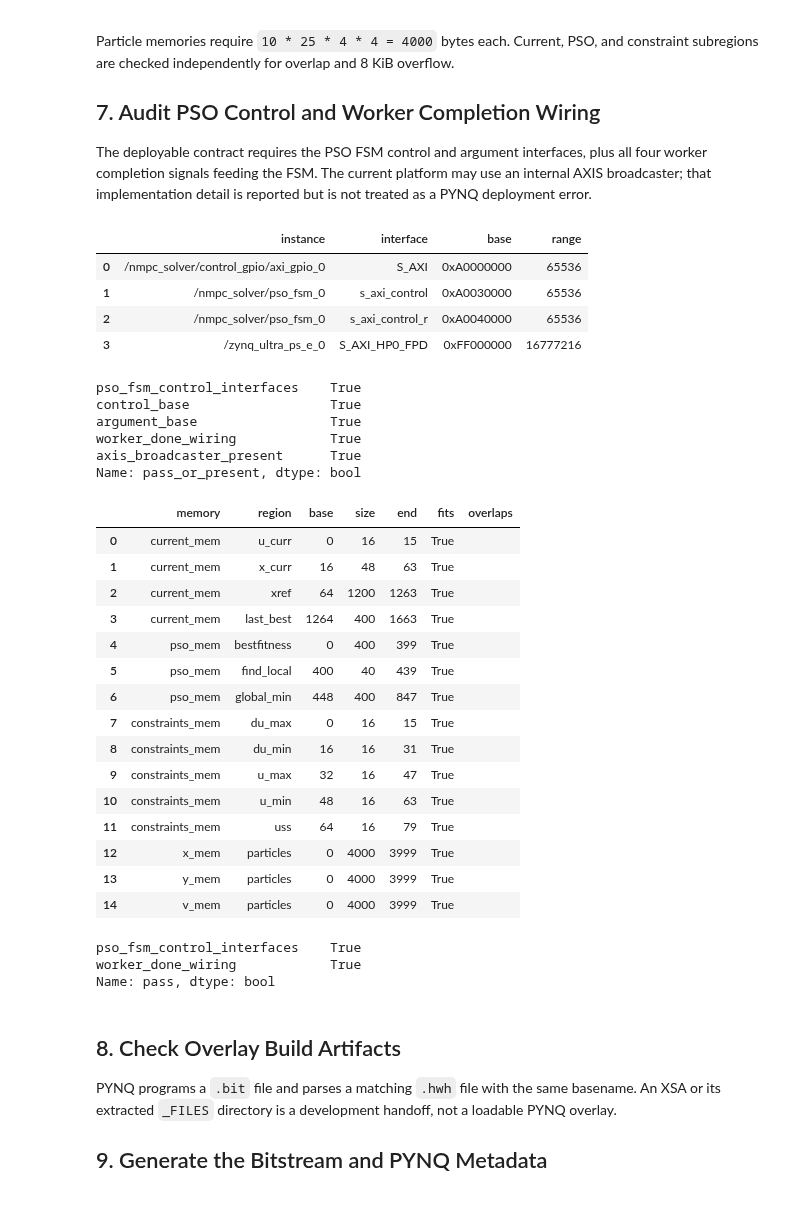
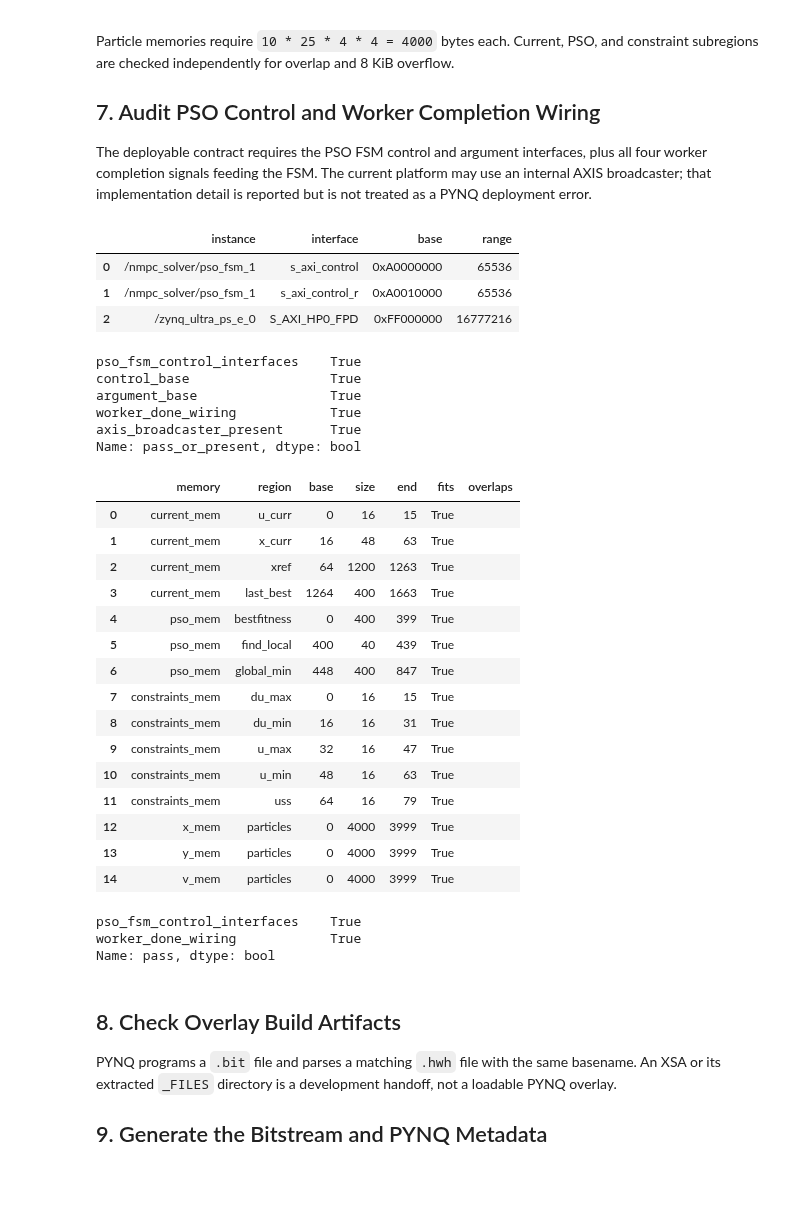
Before and after one commit to MinhNguy3n/nmpc_hls, a Jupyter notebook: app/kria-pynq/kv260_nmpc_demo.ipynb, the cells around one changed output. Drawn from its saved outputs; the diff is of its cells as text; code cells hidden in the pictures.

```diff
--- a/app/kria-pynq/kv260_nmpc_demo.ipynb
+++ b/app/kria-pynq/kv260_nmpc_demo.ipynb
@@ -45,16 +45,16 @@ from package_overlay import pso_fsm_register_map
 
 repo_root = notebook_dir.parents[1] if notebook_dir.name == "kria-pynq" else notebook_dir
 paths = {
-    "address_csv": repo_root / "hw/exported_platform/nmpc_solver_v2/AddressSegments.csv",
+    "address_csv": repo_root / "hw/exported_platform/nmpc_solver_v2_debug/AddressSegments.csv",
     "vivado_tcl": repo_root / "hw/hdl/design_nmpc_solver.tcl",
     "ip_repo": repo_root / "hw/hls/vitis_ip_repo",
     "config_hpp": repo_root / "hw/hls/source/include/config.hpp",
     "matlab_model": repo_root / "app/matlab_ws/QuadrotorSystem.m",
     "xsa": repo_root / "hw/exported_platform/nmpc_solver_v2.xsa",
     "xsa_files": repo_root / "hw/exported_platform/",
-    "handoff_hwh": repo_root / "hw/exported_platform/nmpc_solver_v2/design_nmpc_solver.hwh",
-    "handoff_bda": repo_root / "hw/exported_platform/nmpc_solver_v2/design_nmpc_solver.bda",
-    "bitstream": repo_root / "hw/exported_platform/nmpc_solver_v2/nmpc_solver_v2.bit",
+    "handoff_hwh": repo_root / "hw/exported_platform/nmpc_solver_v2_debug/design_nmpc_solver.hwh",
+    "handoff_bda": repo_root / "hw/exported_platform/nmpc_solver_v2_debug/design_nmpc_solver.bda",
+    "bitstream": repo_root / "hw/exported_platform/nmpc_solver_v2_debug/nmpc_solver_v2.bit",
     "overlay": repo_root / "app/kria-pynq/overlay",
     "logs": repo_root / "app/kria-pynq/validation_logs",
 }
@@ -311,7 +311,7 @@ display(exported_ps_map)
 
 pso_fsm_interfaces = set(
     exported_ps_map.loc[
-        exported_ps_map.get("instance", pd.Series(dtype=str)) == "/nmpc_solver/pso_fsm_0", "interface"
+        exported_ps_map.get("instance", pd.Series(dtype=str)) == "/nmpc_solver/pso_fsm_1", "interface"
     ]
 ) if not exported_ps_map.empty else set()
 expected_pso_interfaces = {"s_axi_control", "s_axi_control_r"}
@@ -324,8 +324,8 @@ hardware_map_checks = {
     "pso_fsm_control_interfaces": pso_fsm_interfaces == expected_pso_interfaces,
 #     "control_base": "0x00A0030000" in [f"0x{int(value, 0):010X}" for value in bda_vertices.values() if value.get("SI") == "s_axi_control"],
 #     "argument_base": "0x00A0040000" in [f"0x{int(value, 0):010X}" for value in bda_vertices.values() if value.get("SI") == "s_axi_control_r"],
-    "control_base": any(v.get("SI") == "s_axi_control" and v.get("BA") == "0x00A0030000" for v in bda_vertices.values()),
-    "argument_base": any(v.get("SI") == "s_axi_control_r" and v.get("BA") == "0x00A0040000" for v in bda_vertices.values()),
+    "control_base": any(v.get("SI") == "s_axi_control" and v.get("BA") == "0x00A0000000" for v in bda_vertices.values()),
+    "argument_base": any(v.get("SI") == "s_axi_control_r" and v.get("BA") == "0x00A0010000" for v in bda_vertices.values()),
     "worker_done_wiring": all(port in hwh_text for port in worker_done_ports),
     "axis_broadcaster_present": "axis_broadcaster_0" in hwh_text,
 }
@@ -346,37 +346,36 @@ def check_layout(name, regions, capacity=8192):
             "overlaps": ", ".join(overlaps),
         })
     return rows
 
 layout_rows += check_layout("current_mem", [
     ("u_curr", 0, 4 * 4), ("x_curr", 16, 12 * 4),
     ("xref", 64, 25 * 12 * 4), ("last_best", 1264, 25 * 4 * 4),
 ])
 layout_rows += check_layout("pso_mem", [
     ("bestfitness", 0, 100 * 4), ("find_local", 400, 10 * 4),
     ("global_min", 448, 25 * 4 * 4),
 ])
 layout_rows += check_layout("constraints_mem", [
     ("du_max", 0, 4 * 4), ("du_min", 16, 4 * 4),
     ("u_max", 32, 4 * 4), ("u_min", 48, 4 * 4), ("uss", 64, 4 * 4),
 ])
 for particle_memory in ("x_mem", "y_mem", "v_mem"):
     layout_rows += check_layout(particle_memory, [("particles", 0, 10 * 25 * 4 * 4)])
 layout_table = pd.DataFrame(layout_rows)
 display(layout_table)
 
 old_internal = pd.DataFrame()
 new_internal = pd.DataFrame()
 wiring_checks = {
     "pso_fsm_control_interfaces": hardware_map_checks["pso_fsm_control_interfaces"],
     "worker_done_wiring": hardware_map_checks["worker_done_wiring"],
 }
 display(pd.Series(wiring_checks, name="pass"))
 # %% [output]
 |  | instance | interface | base | range |
-| 0 | /nmpc_solver/control_gpio/axi_gpio_0 | S_AXI | 0xA0000000 | 65536 |
-| 1 | /nmpc_solver/pso_fsm_0 | s_axi_control | 0xA0030000 | 65536 |
-| 2 | /nmpc_solver/pso_fsm_0 | s_axi_control_r | 0xA0040000 | 65536 |
-| 3 | /zynq_ultra_ps_e_0 | S_AXI_HP0_FPD | 0xFF000000 | 16777216 |
+| 0 | /nmpc_solver/pso_fsm_1 | s_axi_control | 0xA0000000 | 65536 |
+| 1 | /nmpc_solver/pso_fsm_1 | s_axi_control_r | 0xA0010000 | 65536 |
+| 2 | /zynq_ultra_ps_e_0 | S_AXI_HP0_FPD | 0xFF000000 | 16777216 |
 pso_fsm_control_interfaces    True
 control_base                  True
 argument_base                 True
```
Also changed, not shown: parts of 4 cells of this notebook, 1 other file.
